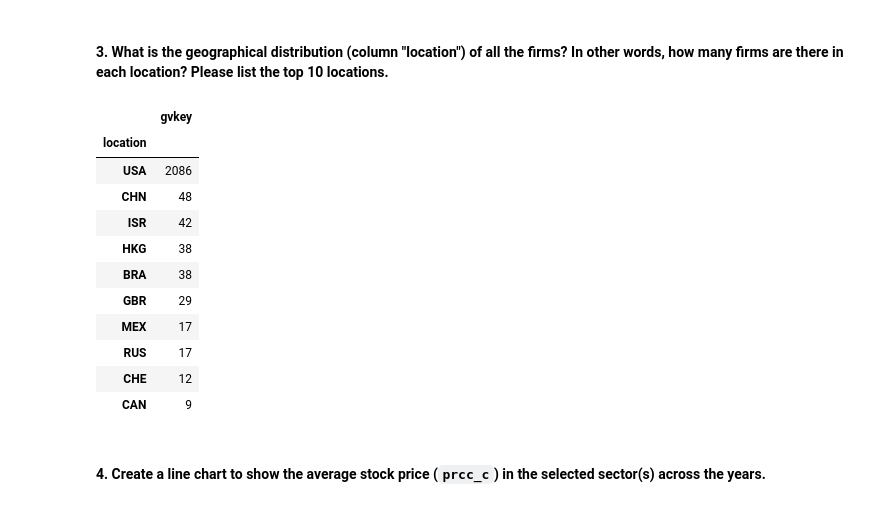
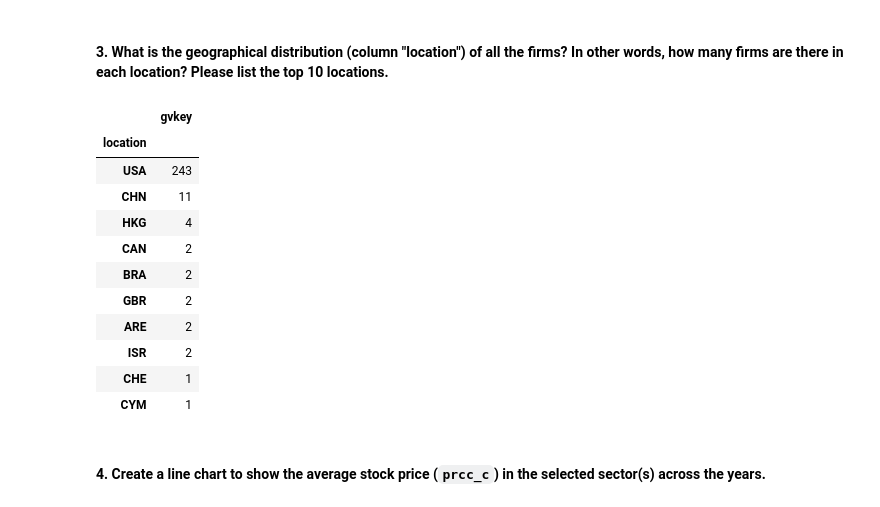
Before and after one commit to davidzc01/BAIT508_Industry_Analysis, a Jupyter notebook: Industry analysis.ipynb, the cells around one changed output. Drawn from its saved outputs; the diff is of its cells as text; code cells hidden in the pictures.

```diff
--- a/Industry analysis.ipynb
+++ b/Industry analysis.ipynb
@@ -208,20 +208,20 @@ find_top_n_firms('sale', 10)
 # %% [markdown]
 #### 3. What is the geographical distribution (column "location") of all the firms? In other words, how many firms are there in each location? Please list the top 10 locations.
 # %%
-df_focal_public_firms.groupby('location')[['gvkey']].count().sort_values(by='gvkey', ascending=False).head(10)
+df_focal_public_firms.groupby('location')[['gvkey']].nunique().sort_values(by='gvkey', ascending=False).head(10)
 # %% [output]
 |  | gvkey |
 | location |  |
-| USA | 2086 |
-| CHN | 48 |
-| ISR | 42 |
-| HKG | 38 |
-| BRA | 38 |
-| GBR | 29 |
-| MEX | 17 |
-| RUS | 17 |
-| CHE | 12 |
-| CAN | 9 |
+| USA | 243 |
+| CHN | 11 |
+| HKG | 4 |
+| CAN | 2 |
+| BRA | 2 |
+| GBR | 2 |
+| ARE | 2 |
+| ISR | 2 |
+| CHE | 1 |
+| CYM | 1 |
 # %% [markdown]
 #### 4. Create a line chart to show the average stock price (`prcc_c`) in the selected sector(s) across the years.
 # %%
```
Also changed, not shown: parts of 1 cell of this notebook, 1 other file.
